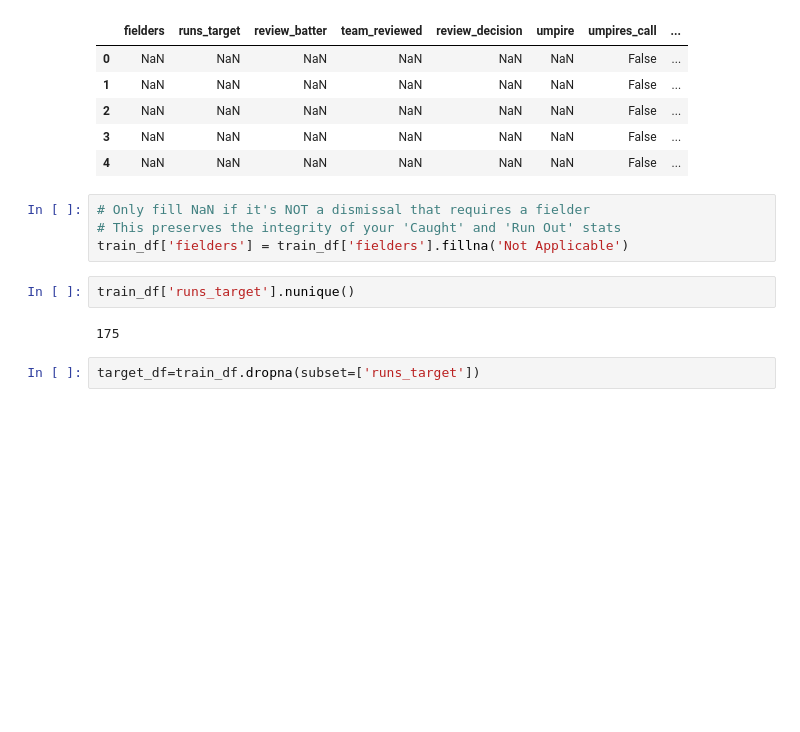
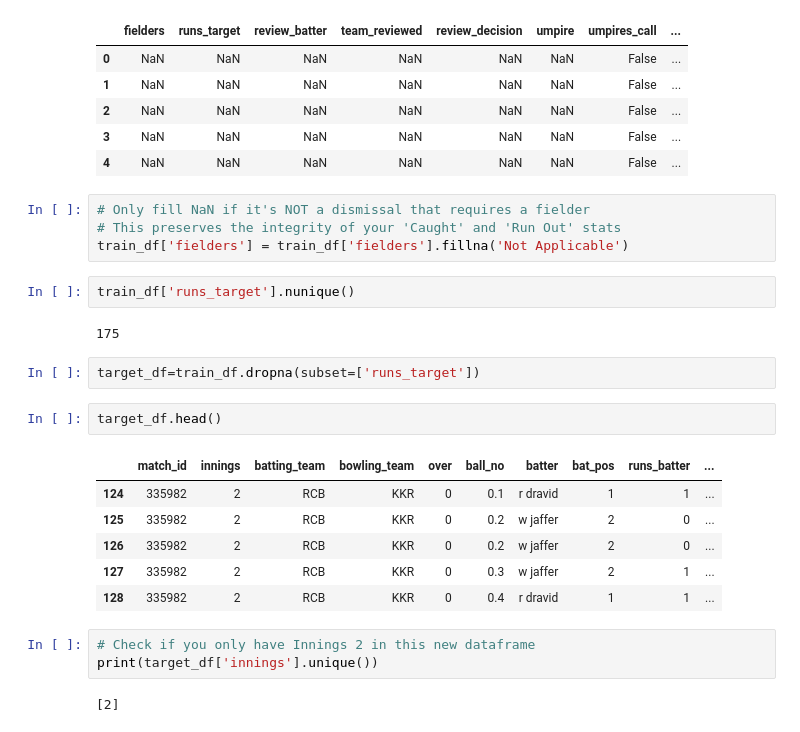
Before and after one commit to karansingh-chauhan/IPL-DATA-ANALYSIS, a Jupyter notebook: main.ipynb, the cells around one changed output. Cells and saved outputs as stored; diff of their text form; blank space fills up the shorter version.

```diff
--- a/main.ipynb
+++ b/main.ipynb
@@ -803,3 +803,17 @@ train_df['runs_target'].nunique()
 175
 # %%
 target_df=train_df.dropna(subset=['runs_target'])
+# %%
+target_df.head()
+# %% [output]
+|  | match_id | innings | batting_team | bowling_team | over | ball_no | batter | bat_pos | runs_batter | ... |
+| 124 | 335982 | 2 | RCB | KKR | 0 | 0.1 | r dravid | 1 | 1 | ... |
+| 125 | 335982 | 2 | RCB | KKR | 0 | 0.2 | w jaffer | 2 | 0 | ... |
+| 126 | 335982 | 2 | RCB | KKR | 0 | 0.2 | w jaffer | 2 | 0 | ... |
+| 127 | 335982 | 2 | RCB | KKR | 0 | 0.3 | w jaffer | 2 | 1 | ... |
+| 128 | 335982 | 2 | RCB | KKR | 0 | 0.4 | r dravid | 1 | 1 | ... |
+# %%
+# Check if you only have Innings 2 in this new dataframe
+print(target_df['innings'].unique())
+# %% [output]
+[2]
```
Also changed, not shown: parts of 2 cells of this notebook.
